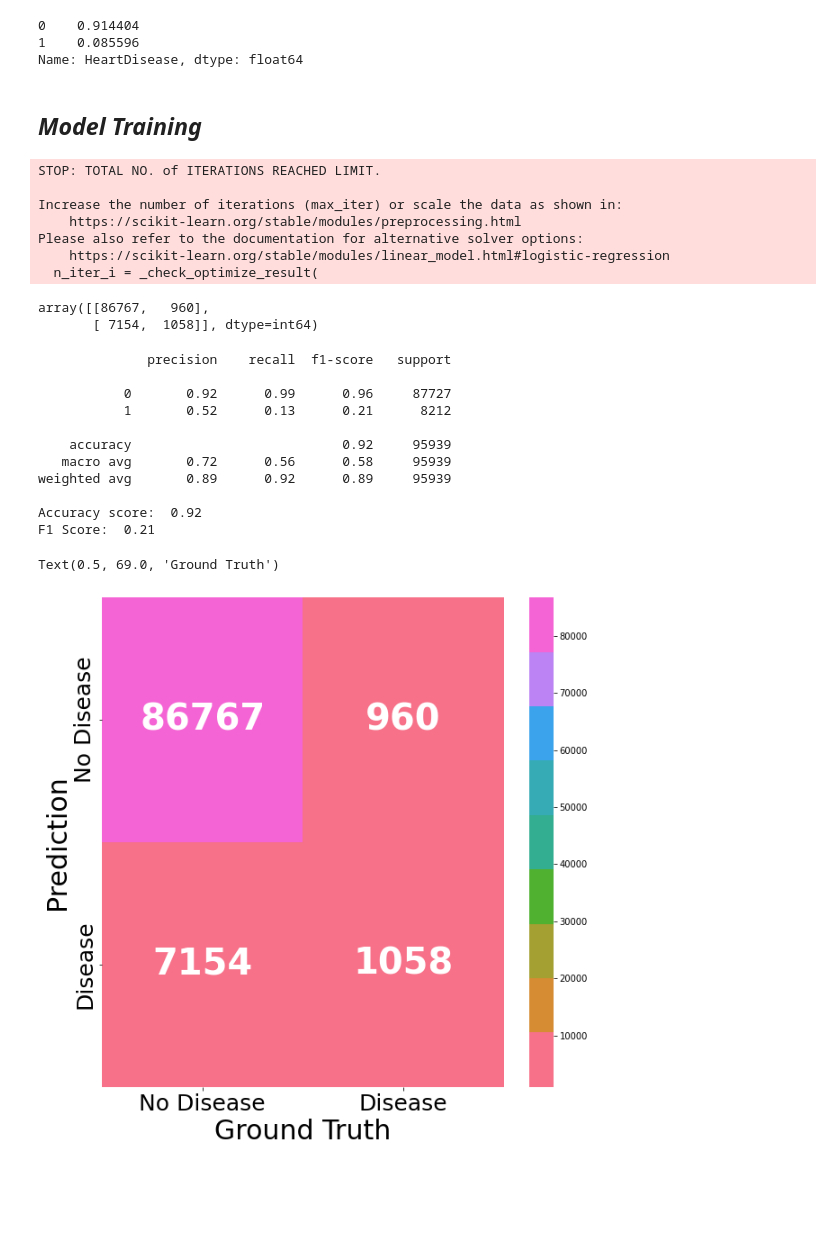
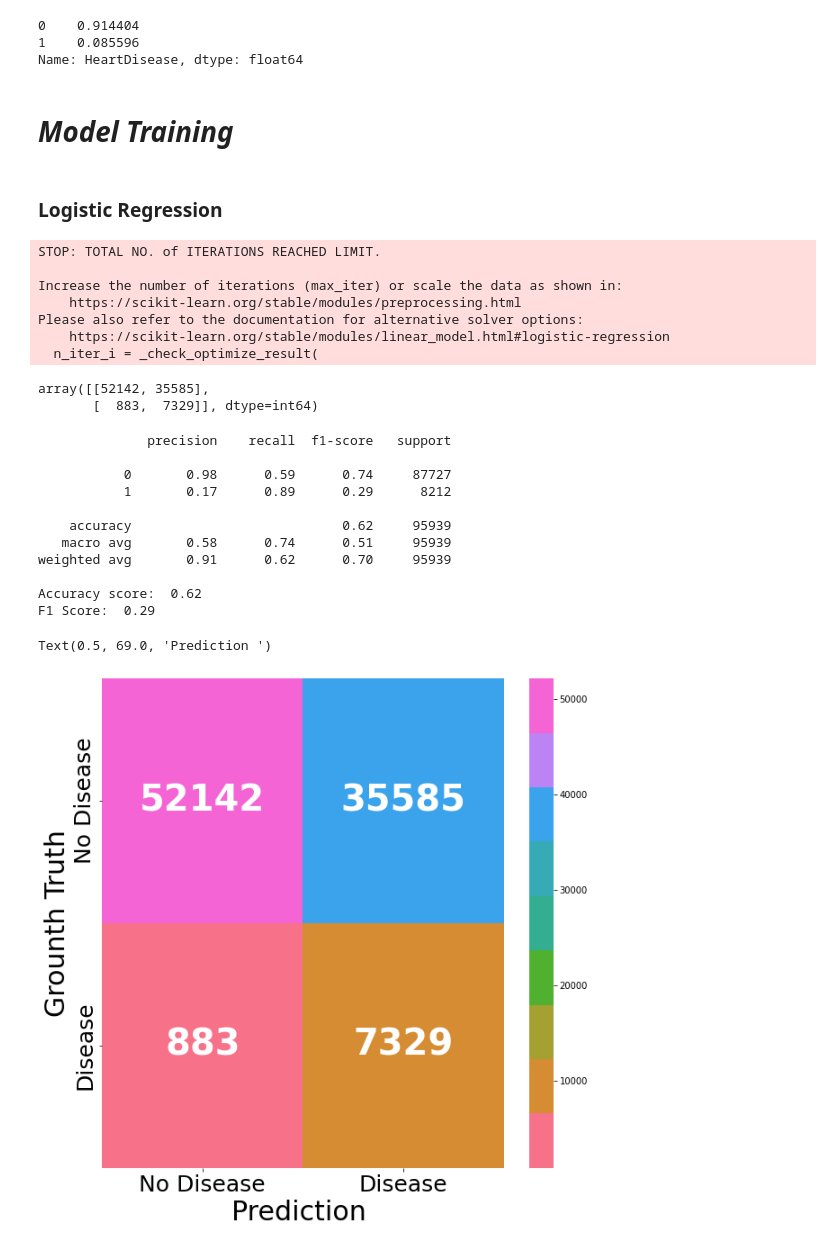
Before and after one commit to Hrithik2212/IBM-Machine-Learning-Course, a Jupyter notebook: Supervised Learning - Classification/Course Project/heart_disease_prediction.ipynb, the cells around one changed output. Saved outputs shown, nothing was run; the diff lists cells and outputs as text; code cells hidden in the pictures; blank space fills up the shorter version.

Commit message:
Balancing Weights

```diff
--- a/Supervised Learning - Classification/Course Project/heart_disease_prediction.ipynb
+++ b/Supervised Learning - Classification/Course Project/heart_disease_prediction.ipynb
@@ -217,12 +217,14 @@ Name: HeartDisease, dtype: float64
 1    0.085596
 Name: HeartDisease, dtype: float64
 # %% [markdown]
-## *Model Training*
+# *Model Training*
+# %% [markdown]
+### Logistic Regression
 # %%
 ## Simple Logistic Regression
 
 from sklearn.linear_model import LogisticRegression
-lr = LogisticRegression()
+lr = LogisticRegression(class_weight={0:1 , 1:20})
 lr.fit(X_train,y_train)
 y_pred = lr.predict(X_test)
 # %% [output]
@@ -239,8 +241,8 @@ from sklearn.metrics import confusion_matrix, accuracy_score, roc_auc_score
 
 confusion_matrix(y_test,y_pred)
 # %% [output]
-array([[86767,   960],
-       [ 7154,  1058]], dtype=int64)
+array([[52142, 35585],
+       [  883,  7329]], dtype=int64)
 # %%
 from sklearn.metrics import  classification_report, f1_score
 print(classification_report(y_test, y_pred))
@@ -249,30 +251,30 @@ print('F1 Score: ', round(f1_score(y_test, y_pred), 2))
 # %% [output]
               precision    recall  f1-score   support
 
-           0       0.92      0.99      0.96     87727
-           1       0.52      0.13      0.21      8212
+           0       0.98      0.59      0.74     87727
+           1       0.17      0.89      0.29      8212
 
-    accuracy                           0.92     95939
-   macro avg       0.72      0.56      0.58     95939
-weighted avg       0.89      0.92      0.89     95939
+    accuracy                           0.62     95939
+   macro avg       0.58      0.74      0.51     95939
+weighted avg       0.91      0.62      0.70     95939
 
-Accuracy score:  0.92
-F1 Score:  0.21
+Accuracy score:  0.62
+F1 Score:  0.29
 # %%
 # Plot confusion matrix
 sns.set_palette(sns.color_palette("husl", 9))
 _, ax = plt.subplots(figsize=(10,10))
 ax = sns.heatmap(confusion_matrix(y_test, y_pred),
                     annot=True, fmt='d',
                     cmap=sns.color_palette("husl", 9),
                     annot_kws={"size": 40, "weight": "bold"}
                     )
 labels = ['No Disease', 'Disease']
 ax.set_xticklabels(labels, fontsize=25);
 ax.set_yticklabels(labels, fontsize=25);
-ax.set_ylabel('Prediction', fontsize=30);
-ax.set_xlabel('Ground Truth', fontsize=30)
+ax.set_ylabel('Grounth Truth', fontsize=30);
+ax.set_xlabel('Prediction ', fontsize=30)
 ### END SOLUTION
 # %% [output]
-Text(0.5, 69.0, 'Ground Truth')
+Text(0.5, 69.0, 'Prediction ')
-[figure, old version]
+[figure, new version]
```
Also changed, not shown: parts of 14 cells of this notebook.
